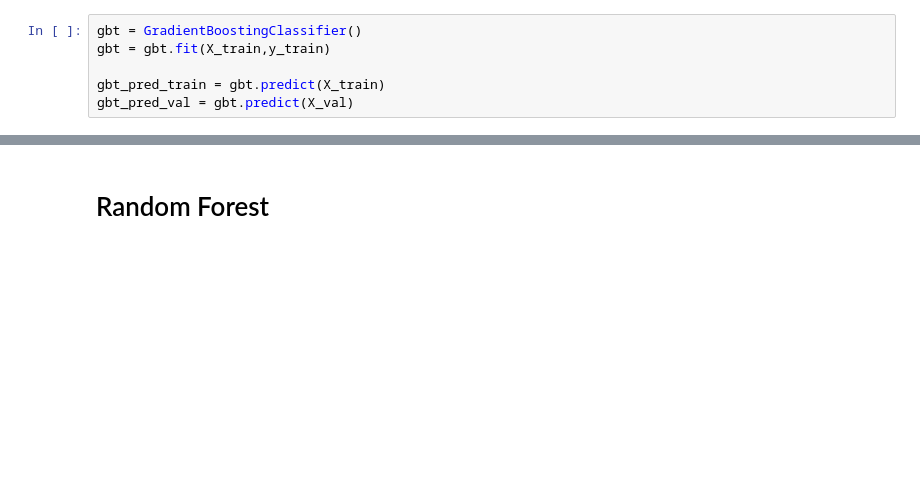
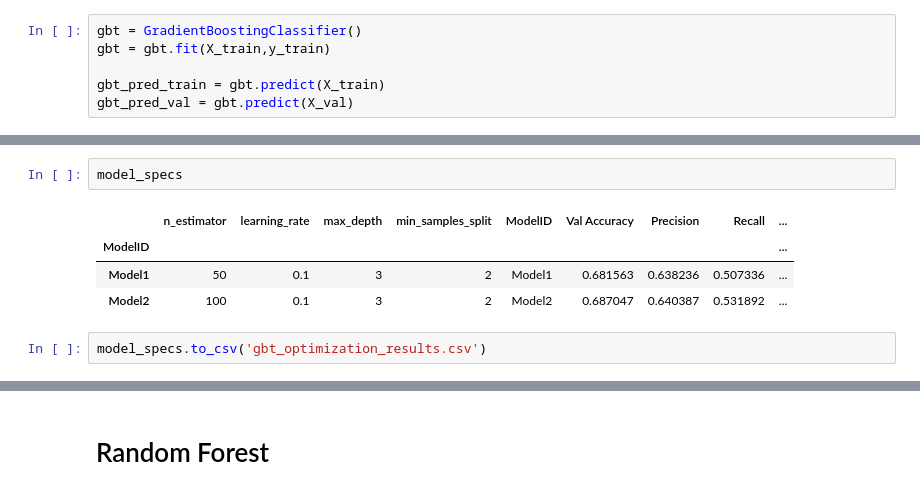
Before and after one commit to da1933/NODA, a Jupyter notebook: Modeling-Optimal.ipynb, the cells around one changed output, grey strips where cells are left out. Saved outputs shown, nothing was run; the diff lists cells and outputs as text; blank space fills up the shorter version.

```diff
--- a/Modeling-Optimal.ipynb
+++ b/Modeling-Optimal.ipynb
@@ -74,0 +144,9 @@ array([[5761, 3021],
+# %%
+model_specs
+# %% [output]
+|  | n_estimator | learning_rate | max_depth | min_samples_split | ModelID | Val Accuracy | Precision | Recall | ... |
+| ModelID |  |  |  |  |  |  |  |  | ... |
+| Model1 | 50 | 0.1 | 3 | 2 | Model1 | 0.681563 | 0.638236 | 0.507336 | ... |
+| Model2 | 100 | 0.1 | 3 | 2 | Model2 | 0.687047 | 0.640387 | 0.531892 | ... |
+# %%
+model_specs.to_csv('gbt_optimization_results.csv')
```
Also changed, not shown: parts of 34 cells of this notebook.
